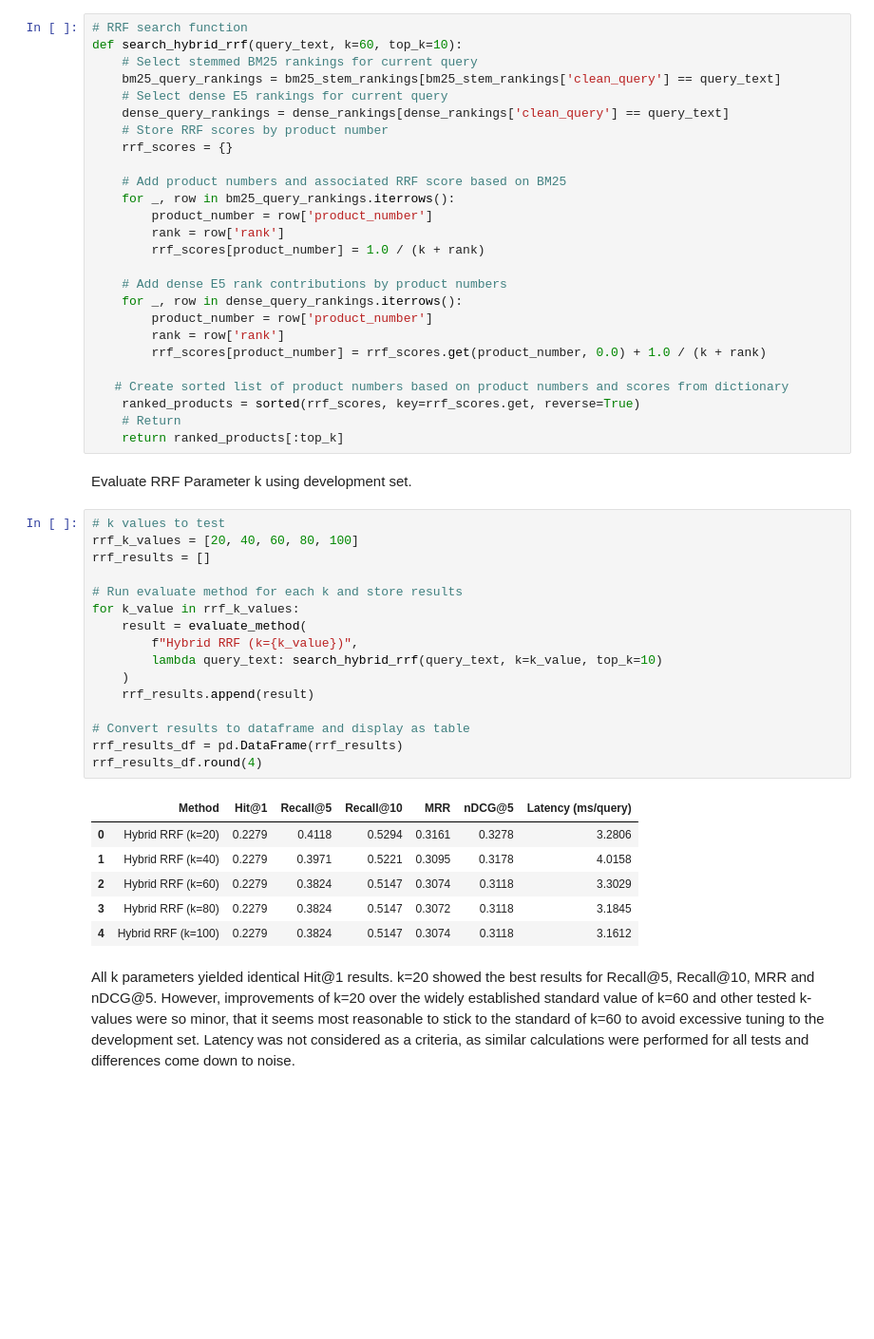
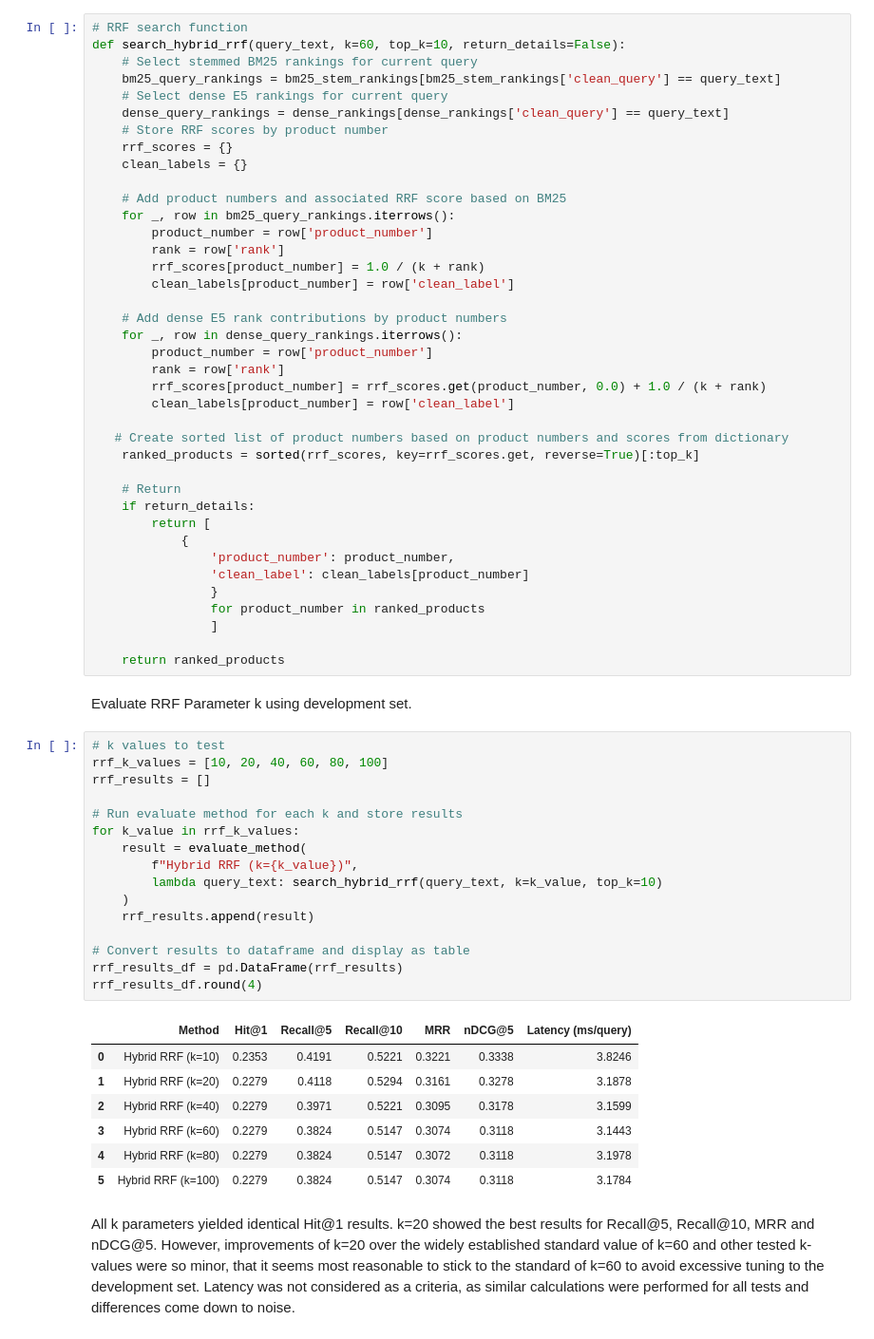
Before and after one commit to lepistsa-uni/semantic-product-search, a Jupyter notebook: notebooks/06_hybrid_rrf.ipynb, the cells around one changed output. Shown at 95% size. Cells and saved outputs as stored; diff of their text form; blank space fills up the shorter version.

```diff
--- a/notebooks/06_hybrid_rrf.ipynb
+++ b/notebooks/06_hybrid_rrf.ipynb
@@ -138,55 +138,69 @@ def evaluate_method(method_name, search_func):
 Prepare function to combine stemmed BM25 and dense E5 rankings for a query using RRF ($1 / (k + rank)$)
 # %%
 # RRF search function
-def search_hybrid_rrf(query_text, k=60, top_k=10):
+def search_hybrid_rrf(query_text, k=60, top_k=10, return_details=False):
     # Select stemmed BM25 rankings for current query
     bm25_query_rankings = bm25_stem_rankings[bm25_stem_rankings['clean_query'] == query_text]
     # Select dense E5 rankings for current query
     dense_query_rankings = dense_rankings[dense_rankings['clean_query'] == query_text]
     # Store RRF scores by product number
     rrf_scores = {}
+    clean_labels = {}
 
     # Add product numbers and associated RRF score based on BM25
     for _, row in bm25_query_rankings.iterrows():
         product_number = row['product_number']
         rank = row['rank']
         rrf_scores[product_number] = 1.0 / (k + rank)
+        clean_labels[product_number] = row['clean_label']
 
     # Add dense E5 rank contributions by product numbers
     for _, row in dense_query_rankings.iterrows():
         product_number = row['product_number']
         rank = row['rank']
         rrf_scores[product_number] = rrf_scores.get(product_number, 0.0) + 1.0 / (k + rank)
+        clean_labels[product_number] = row['clean_label']
 
    # Create sorted list of product numbers based on product numbers and scores from dictionary
-    ranked_products = sorted(rrf_scores, key=rrf_scores.get, reverse=True)
+    ranked_products = sorted(rrf_scores, key=rrf_scores.get, reverse=True)[:top_k]
+
     # Return
-    return ranked_products[:top_k]
+    if return_details:
+        return [
+            {
+                'product_number': product_number,
+                'clean_label': clean_labels[product_number]
+                }
+                for product_number in ranked_products
+                ]
+
+    return ranked_products
 # %% [markdown]
 Evaluate RRF Parameter k using development set.
 # %%
 # k values to test
-rrf_k_values = [20, 40, 60, 80, 100]
+rrf_k_values = [10, 20, 40, 60, 80, 100]
 rrf_results = []
 
 # Run evaluate method for each k and store results
 for k_value in rrf_k_values:
     result = evaluate_method(
         f"Hybrid RRF (k={k_value})",
         lambda query_text: search_hybrid_rrf(query_text, k=k_value, top_k=10)
     )
     rrf_results.append(result)
 
 # Convert results to dataframe and display as table
 rrf_results_df = pd.DataFrame(rrf_results)
 rrf_results_df.round(4)
 # %% [output]
 |  | Method | Hit@1 | Recall@5 | Recall@10 | MRR | nDCG@5 | Latency (ms/query) |
-| 0 | Hybrid RRF (k=20) | 0.2279 | 0.4118 | 0.5294 | 0.3161 | 0.3278 | 3.2806 |
-| 1 | Hybrid RRF (k=40) | 0.2279 | 0.3971 | 0.5221 | 0.3095 | 0.3178 | 4.0158 |
-| 2 | Hybrid RRF (k=60) | 0.2279 | 0.3824 | 0.5147 | 0.3074 | 0.3118 | 3.3029 |
-| 3 | Hybrid RRF (k=80) | 0.2279 | 0.3824 | 0.5147 | 0.3072 | 0.3118 | 3.1845 |
-| 4 | Hybrid RRF (k=100) | 0.2279 | 0.3824 | 0.5147 | 0.3074 | 0.3118 | 3.1612 |
+| 0 | Hybrid RRF (k=10) | 0.2353 | 0.4191 | 0.5221 | 0.3221 | 0.3338 | 3.8246 |
+| 1 | Hybrid RRF (k=20) | 0.2279 | 0.4118 | 0.5294 | 0.3161 | 0.3278 | 3.1878 |
+| 2 | Hybrid RRF (k=40) | 0.2279 | 0.3971 | 0.5221 | 0.3095 | 0.3178 | 3.1599 |
+| 3 | Hybrid RRF (k=60) | 0.2279 | 0.3824 | 0.5147 | 0.3074 | 0.3118 | 3.1443 |
+| 4 | Hybrid RRF (k=80) | 0.2279 | 0.3824 | 0.5147 | 0.3072 | 0.3118 | 3.1978 |
+| 5 | Hybrid RRF (k=100) | 0.2279 | 0.3824 | 0.5147 | 0.3074 | 0.3118 | 3.1784 |
 # %% [markdown]
 All k parameters yielded identical Hit@1 results. k=20 showed the best results for Recall@5, Recall@10, MRR and nDCG@5. However, improvements of k=20 over the widely established standard value of k=60 and other tested k-values were so minor, that it seems most reasonable to stick to the standard of k=60 to avoid excessive tuning to the development set. Latency was not considered as a criteria, as similar calculations were performed for all tests and differences come down to noise.
 # %% [markdown]
```
Also changed, not shown: parts of 2 cells of this notebook, 2 other files.
